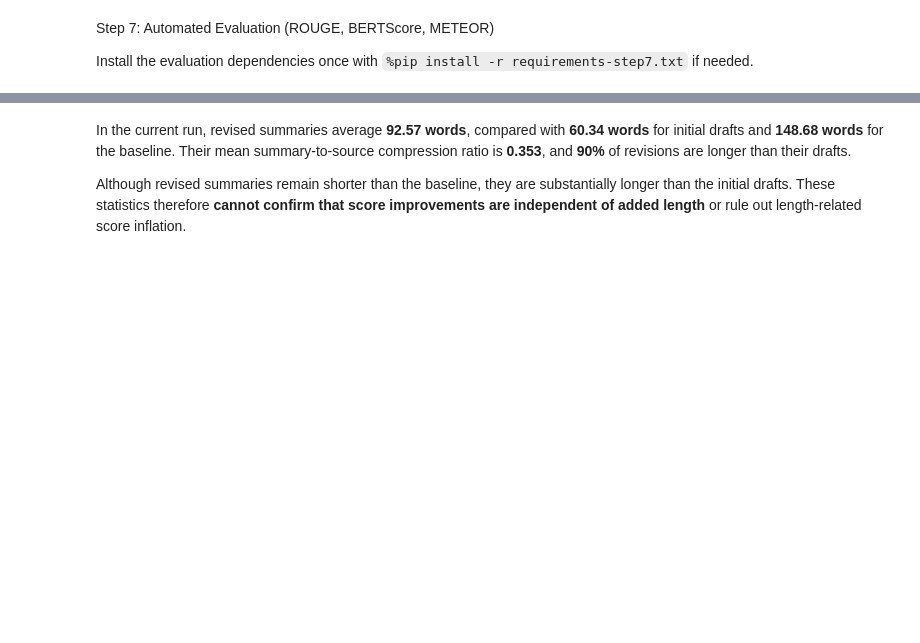
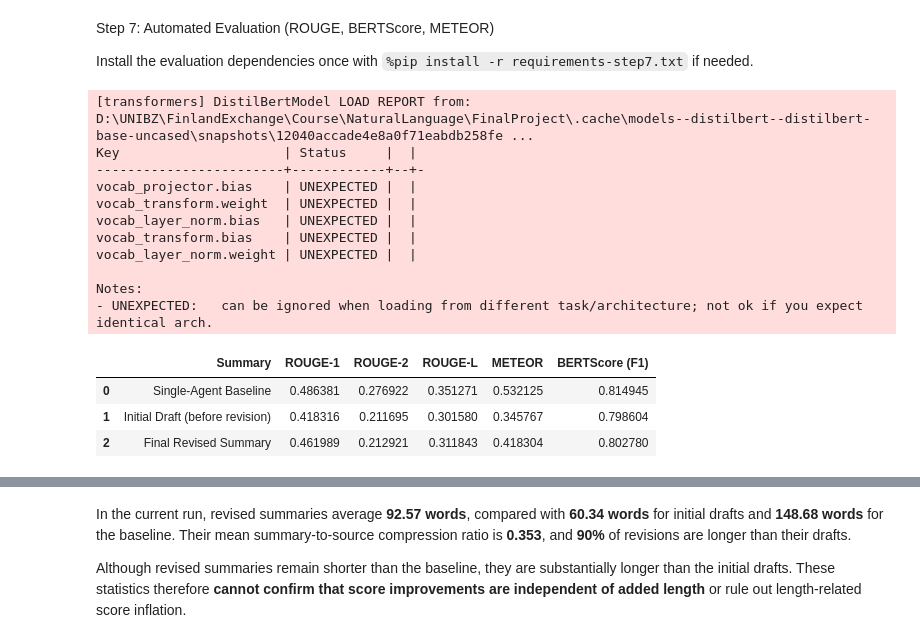
Before and after one commit to ymcx/nlp-project, a Jupyter notebook: main.ipynb, the cells around one changed output, grey strips where cells are left out. Saved outputs shown, nothing was run; the diff lists cells and outputs as text; code cells hidden in the pictures; blank space fills up the shorter version.

```diff
--- a/main.ipynb
+++ b/main.ipynb
@@ -642,33 +649,72 @@ def step7_calculate_bertscore(evaluation_inputs, cache_dir=Path(".cache"), batch
 def step7_calculate_scores(evaluation_inputs):
     scores = pd.concat([
         evaluation_inputs[["case_id", "dataset_index", "variant"]],
         step7_calculate_rouge(evaluation_inputs),
         step7_calculate_meteor(evaluation_inputs),
         step7_calculate_bertscore(evaluation_inputs),
     ], axis=1)
     if scores[["rouge1", "rouge2", "rougeL", "meteor", "bertscore_f1"]].isna().any().any():
         raise ValueError("Evaluation produced missing scores.")
     return scores
 
 
 from IPython.display import display
 from IPython.utils.capture import capture_output
 
+
+def step7_save_results(per_case):
+    aggregate = per_case.groupby("variant", sort=False).agg(
+        case_count=("case_id", "size"),
+        **{column: (column, "mean") for column in per_case.columns
+           if column not in ("case_id", "dataset_index", "variant")},
+    ).reset_index()
+    save_intermediate("step7_per_case", per_case.to_dict(orient="records"))
+    save_intermediate("step7_aggregate", aggregate.to_dict(orient="records"))
+
+
+summaries = load_intermediate("step3")
+draft_summaries = load_intermediate("step5_draft_summaries")
+revised_summaries = load_intermediate("step5_revised_summaries")
 step7_inputs = step7_prepare_inputs(sample, summaries, draft_summaries, revised_summaries)
 with capture_output():
     step7_metric_scores = step7_calculate_scores(step7_inputs)
+step7_save_results(step7_metric_scores)
+save_intermediate("step7_settings", {
+    "reference_column": "answer", "rouge": "F1, stemming enabled",
+    "meteor_tokenizer": "lowercase wordpunct_tokenize",
+    "bertscore_model": "distilbert/distilbert-base-uncased", "bertscore_num_layers": 6,
+    "bertscore_idf": False, "bertscore_rescale_with_baseline": False,
+    "compression_ratio": "summary_words / source_words",
+    "alignment": "Positional; summaries must use the Step 1 sample order.",
+})
 step7_metric_means = step7_metric_scores.groupby("variant", sort=False)[[
     "rouge1", "rouge2", "rougeL", "meteor", "bertscore_f1",
 ]].mean().reset_index()
 step7_metric_means["variant"] = step7_metric_means["variant"].map({
     "baseline": "Single-Agent Baseline",
     "draft": "Initial Draft (before revision)",
     "revised": "Final Revised Summary",
 })
 display(step7_metric_means.rename(columns={
     "variant": "Summary", "rouge1": "ROUGE-1", "rouge2": "ROUGE-2",
     "rougeL": "ROUGE-L", "meteor": "METEOR", "bertscore_f1": "BERTScore (F1)",
 }))
+# %% [output]
+[transformers] DistilBertModel LOAD REPORT from: D:\UNIBZ\FinlandExchange\Course\NaturalLanguage\FinalProject\.cache\models--distilbert--distilbert-base-uncased\snapshots\12040accade4e8a0f71eabdb258fe ...
+Key                     | Status     |  |
+------------------------+------------+--+-
+vocab_projector.bias    | UNEXPECTED |  |
+vocab_transform.weight  | UNEXPECTED |  |
+vocab_layer_norm.bias   | UNEXPECTED |  |
+vocab_transform.bias    | UNEXPECTED |  |
+vocab_layer_norm.weight | UNEXPECTED |  |
+
+Notes:
+- UNEXPECTED:   can be ignored when loading from different task/architecture; not ok if you expect identical arch.
+|  | Summary | ROUGE-1 | ROUGE-2 | ROUGE-L | METEOR | BERTScore (F1) |
+| 0 | Single-Agent Baseline | 0.486381 | 0.276922 | 0.351271 | 0.532125 | 0.814945 |
+| 1 | Initial Draft (before revision) | 0.418316 | 0.211695 | 0.301580 | 0.345767 | 0.798604 |
+| 2 | Final Revised Summary | 0.461989 | 0.212921 | 0.311843 | 0.418304 | 0.802780 |
 # %%
 ### 7.3 Measure summary length and compression
 def step7_calculate_lengths(evaluation_inputs):
```
Also changed, not shown: parts of 10 cells of this notebook, 4 other files.
